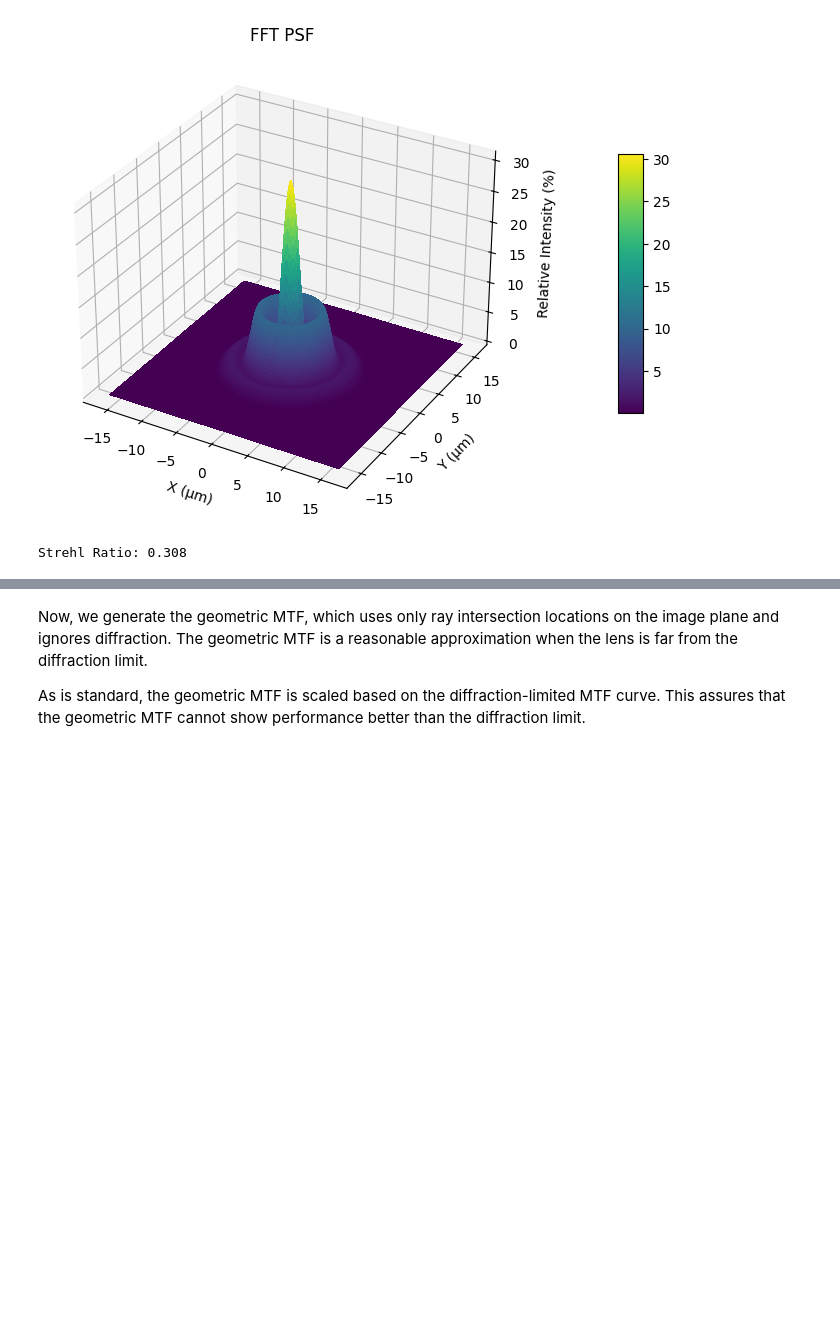
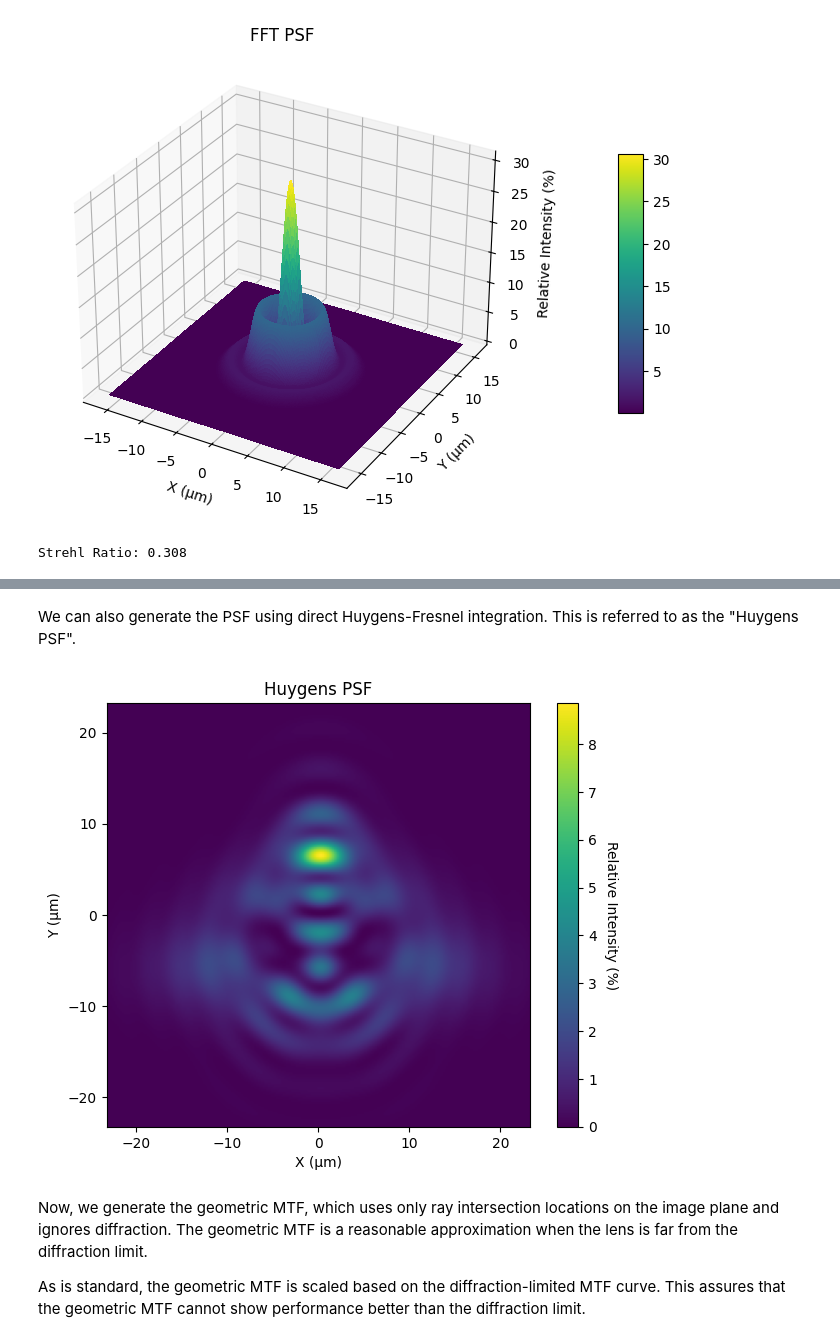
Before and after one commit to HarrisonKramer/optiland, a Jupyter notebook: docs/examples/Tutorial_4b_PSF_&_MTF_Calculation.ipynb, the cells around one changed output, grey strips where cells are left out. Cells and saved outputs as stored; diff of their text form; code cells hidden in the pictures; blank space fills up the shorter version.

Commit message:
docs: add examples for Huygens PSF and slight reformatting

```diff
--- a/docs/examples/Tutorial_4b_PSF_&_MTF_Calculation.ipynb
+++ b/docs/examples/Tutorial_4b_PSF_&_MTF_Calculation.ipynb
@@ -36,3 +36,10 @@ lens_psf.view(projection="2d", num_points=256)
+# %% [markdown]
+We can also generate the PSF using direct Huygens-Fresnel integration. This is referred to as the "Huygens PSF".
+# %%
+lens_huygens_psf = psf.HuygensPSF(lens, field=(0, 1.0), wavelength=0.55)
+lens_huygens_psf.view(projection="2d", num_points=256)
+# %% [output]
+[figure, added]
 # %% [markdown]
 Now, we generate the geometric MTF, which uses only ray intersection locations on the image plane and ignores diffraction. The geometric MTF is a reasonable approximation when the lens is far from the diffraction limit.
 
```
Also changed, not shown: parts of 2 cells of this notebook, 10 other files.
